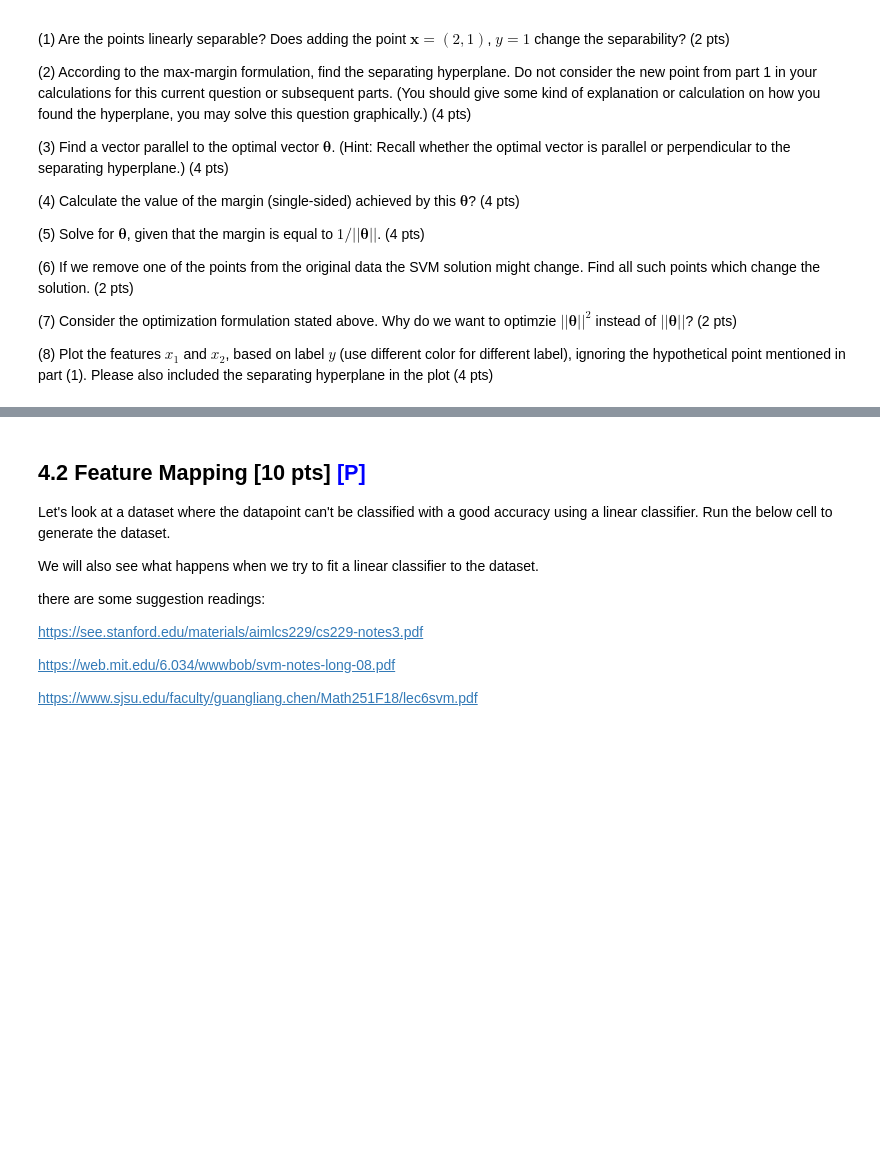
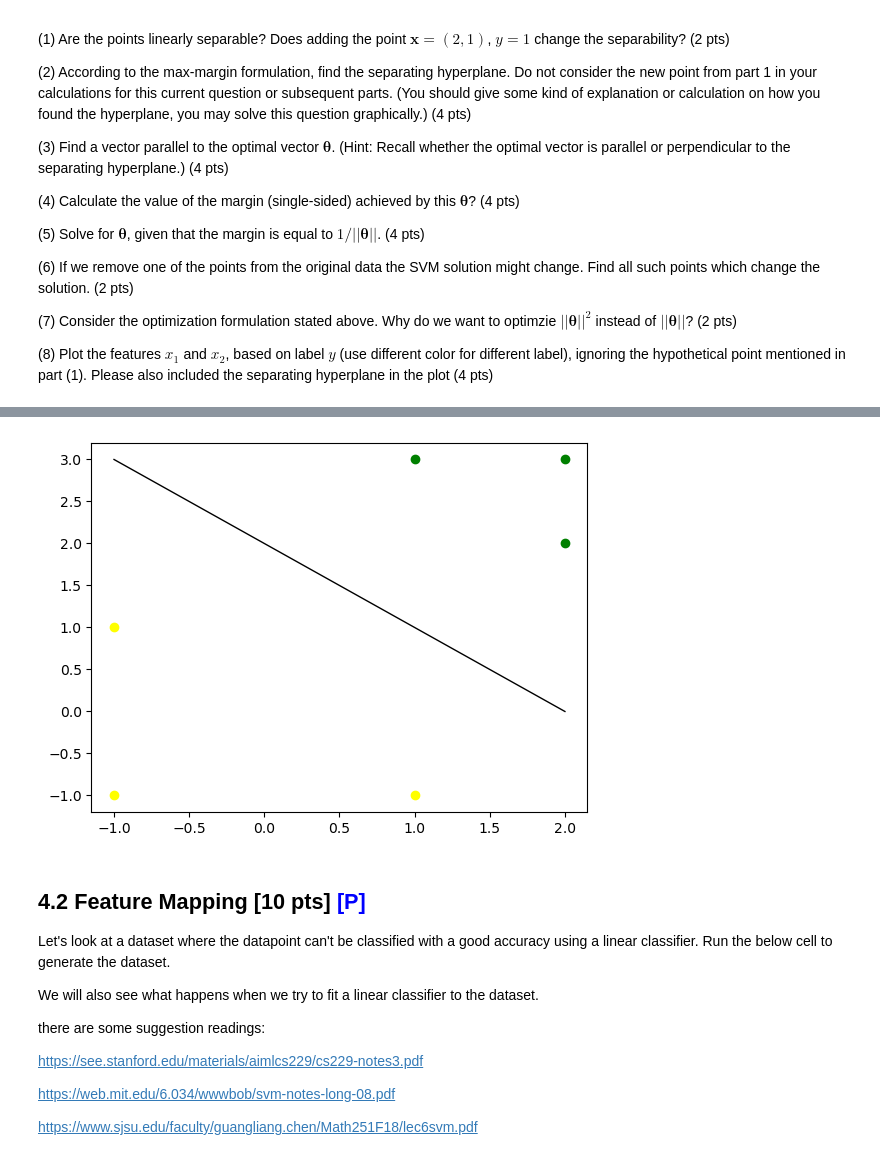
Before and after one commit to Lucas-Luwa/Machine-Learning, a Jupyter notebook: HW4/hw4_code/FALL2023_HW4_Student.ipynb, the cells around one changed output, grey strips where cells are left out. Cells and saved outputs as stored; diff of their text form; code cells hidden in the pictures; blank space fills up the shorter version.

```diff
--- a/HW4/hw4_code/FALL2023_HW4_Student.ipynb
+++ b/HW4/hw4_code/FALL2023_HW4_Student.ipynb
@@ -1336,3 +1378,23 @@ NotImplementedError:
+# %%
+import matplotlib.pyplot as plt
+import numpy as np
+
+x1 = [(-1, -1), (-1, 1), (1, -1)]
+x1X, x1Y = [pt[0] for pt in x1], [pt[1] for pt in x1]
+x2 = [(2, 2), (2, 3), (1, 3)]
+x2X, x2Y = [pt[0] for pt in x2], [pt[1] for pt in x2]
+
+plt.scatter(x1X, x1Y, color='yellow')
+plt.scatter(x2X, x2Y, color='green')
+
+xLine = np.linspace(-1, 2)
+yLine = -xLine + 2
+
+plt.plot(xLine, yLine, color='black', linestyle='solid', linewidth=1)
+
+plt.show()
+# %% [output]
+[figure, added]
 # %% [markdown]
 ## 4.2 Feature Mapping [10 pts] <span style="color:blue">**[P]**</span>
 
```
Also changed, not shown: parts of 14 cells of this notebook, 4 other files.
